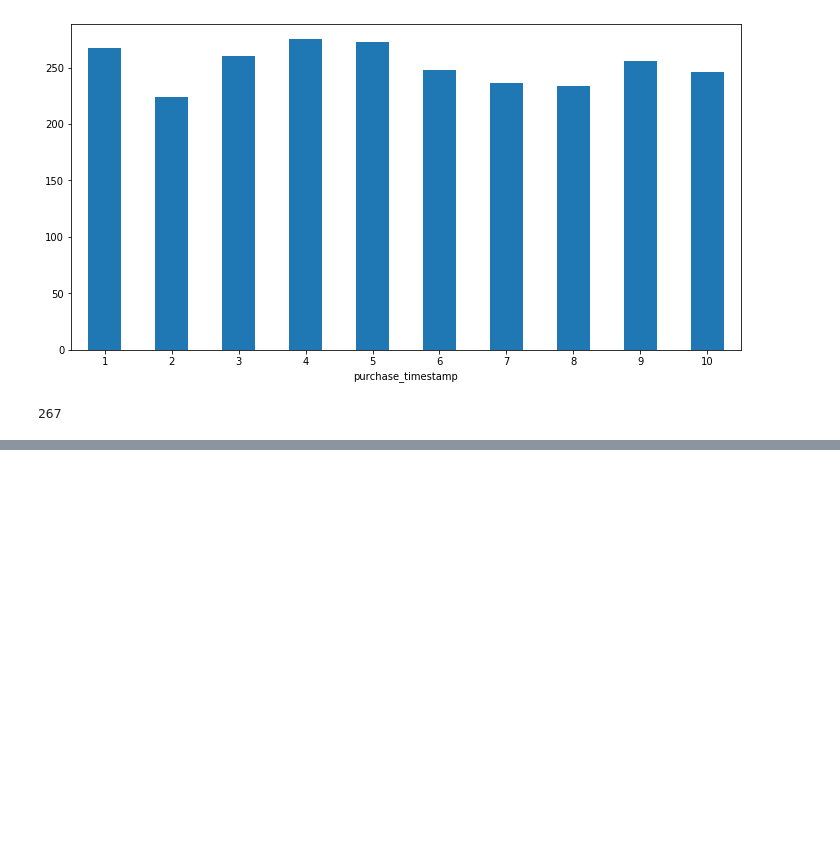
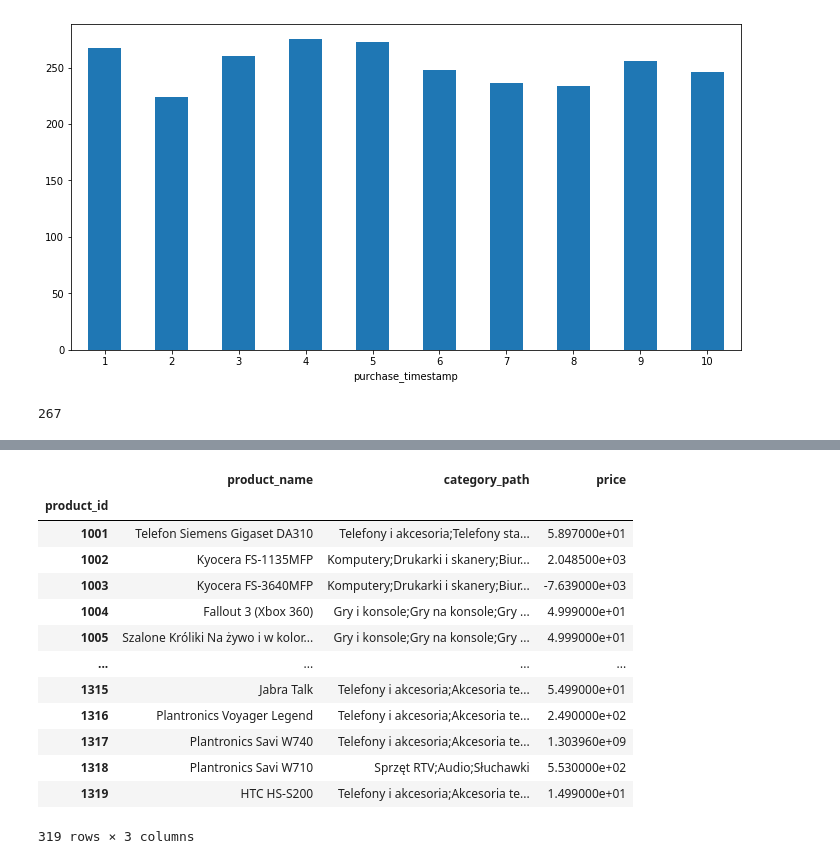
Before and after one commit to Rolkarolka/Delivery-optimization, a Jupyter notebook: notebooks/data_analysis.ipynb, the cells around one changed output, grey strips where cells are left out. Cells and saved outputs as stored; diff of their text form; code cells hidden in the pictures; blank space fills up the shorter version.

```diff
--- a/notebooks/data_analysis.ipynb
+++ b/notebooks/data_analysis.ipynb
@@ -167,0 +190,22 @@ print(sum)
+# %%
+df_product = pd.read_json("./../data/raw/products.jsonl", lines=True)
+df_product.set_index('product_id', inplace=True)
+# df = df.replace([np.inf, -np.inf], np.nan)
+# df = df.dropna(subset=["price"])
+# df = df[df.price >= 0]
+df_product
+# %% [output]
+|  | product_name | category_path | price |
+| product_id |  |  |  |
+| 1001 | Telefon Siemens Gigaset DA310 | Telefony i akcesoria;Telefony sta... | 5.897000e+01 |
+| 1002 | Kyocera FS-1135MFP | Komputery;Drukarki i skanery;Biur... | 2.048500e+03 |
+| 1003 | Kyocera FS-3640MFP | Komputery;Drukarki i skanery;Biur... | -7.639000e+03 |
+| 1004 | Fallout 3 (Xbox 360) | Gry i konsole;Gry na konsole;Gry ... | 4.999000e+01 |
+| 1005 | Szalone Króliki Na żywo i w kolor... | Gry i konsole;Gry na konsole;Gry ... | 4.999000e+01 |
+| ... | ... | ... | ... |
+| 1315 | Jabra Talk | Telefony i akcesoria;Akcesoria te... | 5.499000e+01 |
+| 1316 | Plantronics Voyager Legend | Telefony i akcesoria;Akcesoria te... | 2.490000e+02 |
+| 1317 | Plantronics Savi W740 | Telefony i akcesoria;Akcesoria te... | 1.303960e+09 |
+| 1318 | Plantronics Savi W710 | Sprzęt RTV;Audio;Słuchawki | 5.530000e+02 |
+| 1319 | HTC HS-S200 | Telefony i akcesoria;Akcesoria te... | 1.499000e+01 |
+319 rows × 3 columns
```
Also changed, not shown: parts of 4 cells of this notebook.
